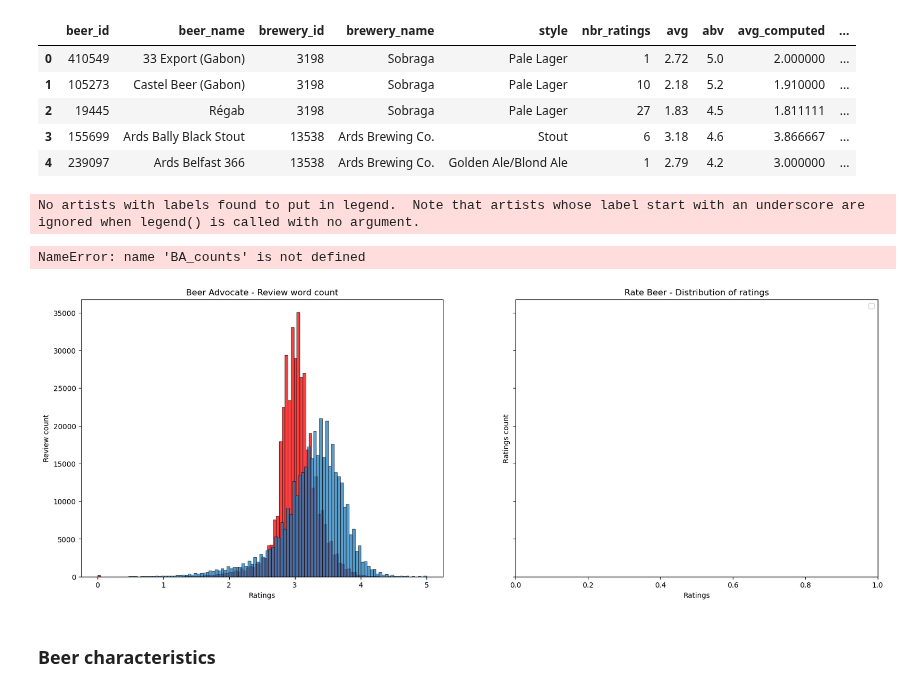
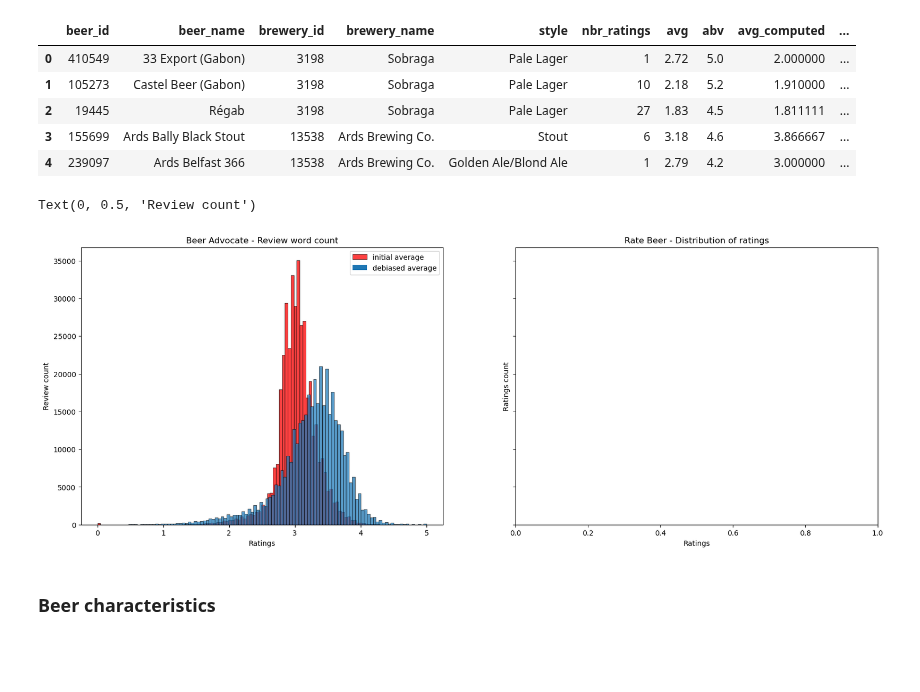
Before and after one commit to epfl-ada/ada-2022-project-hotchocolate, a Jupyter notebook: P3_Auriane_WIP.ipynb, the cells around one changed output. Saved outputs shown, nothing was run; the diff lists cells and outputs as text; code cells hidden in the pictures; blank space fills up the shorter version.

Commit message:
legends in Auriane plot

```diff
--- a/P3_Auriane_WIP.ipynb
+++ b/P3_Auriane_WIP.ipynb
@@ -938,20 +937,24 @@ df_rb_beer_wrating.head()
 # %%
 fig, axes = plt.subplots(1, 2, figsize=(20, 7),sharey=True,sharex=False)
 
 axes[1].set_title('Rate Beer - Distribution of ratings')
 axes[1].set_xlabel('Ratings')
 axes[1].set_ylabel('Ratings count')
 sns.histplot(df_rb_beer_wrating["avg"],bins=100, log_scale=(False,False),ax=axes[0],color='red',label="initial average")
 sns.histplot(df_rb_beer_wrating["debiased_avg"],bins=100, log_scale=(False,False),ax=axes[0],label="debiased average")
-
+def legend_without_duplicate_labels(ax):
+    """Erases duplicates in legend handles before plotting"""
+    handles, labels = ax.get_legend_handles_labels()
+    unique = [(h, l) for i, (h, l) in enumerate(zip(handles, labels)) if l not in labels[:i]]
+    ax.legend(*zip(*unique))
+legend_without_duplicate_labels(axes[0])
 axes[0].set_title('Beer Advocate - Review word count')
 axes[0].set_xlabel('Ratings')
 axes[0].set_ylabel('Review count')
-sns.histplot(BA_counts,bins=100, log_scale=(True,False),ax=axes[1])
+#sns.histplot(BA_counts,bins=100, log_scale=(True,False),ax=axes[1])
 # %% [output]
-No artists with labels found to put in legend.  Note that artists whose label start with an underscore are ignored when legend() is called with no argument.
+Text(0, 0.5, 'Review count')
-NameError: name 'BA_counts' is not defined
-[figure, old version]
+[figure, new version]
 # %% [markdown]
 ### Beer characteristics
 # %%
```
Also changed, not shown: parts of 7 cells of this notebook, 1 other file.
